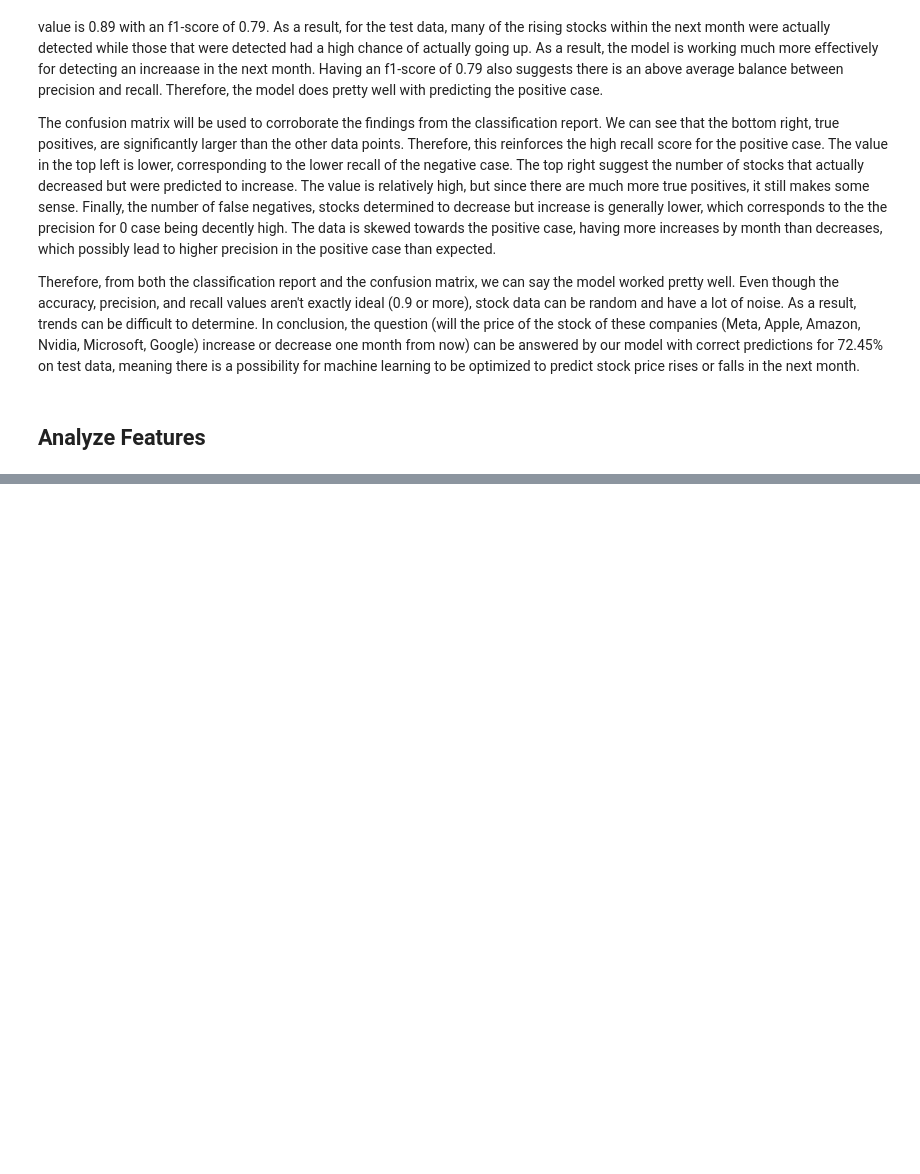
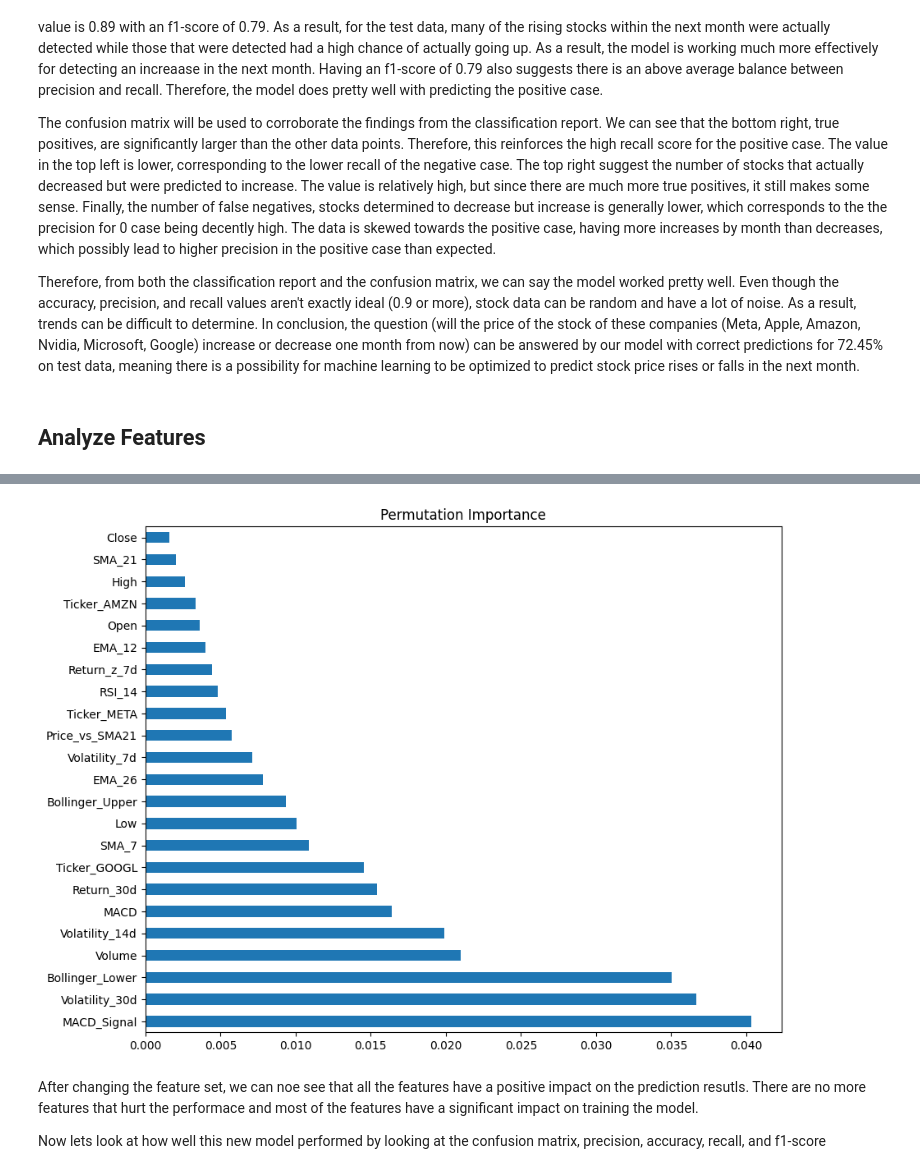
Before and after one commit to jli433/CMSC320_Final_Project, a Jupyter notebook: data.ipynb, the cells around one changed output, grey strips where cells are left out. Saved outputs shown, nothing was run; the diff lists cells and outputs as text; code cells hidden in the pictures; blank space fills up the shorter version.

```diff
--- a/data.ipynb
+++ b/data.ipynb
@@ -851,0 +797,43 @@ plt.show()
+# %%
+# Choose optimal features
+features = [
+    "MACD_Signal", "Bollinger_Lower", "Volatility_30d",
+    "Volume", "Volatility_14d", "Return_30d",
+    "Ticker_GOOGL", "MACD", "Bollinger_Upper",
+    "EMA_12", "Volatility_7d", "EMA_26", "SMA_7","Close",
+    "Return_z_7d", "Low", "Ticker_AMZN","Ticker_META","Open",
+    "Price_vs_SMA21","SMA_21", "High", "RSI_14"
+]
+
+X = stocks_df[features] # Create feature df
+y = stocks_df["Target"] # create target df
+
+X_train, X_test, y_train, y_test = train_test_split(X, y, test_size = 0.2, random_state = 42, stratify = y) # Split data
+
+
+rf = RandomForestClassifier(
+        n_estimators = 300,
+        max_depth = 12,
+        class_weight = "balanced",
+        min_samples_split = 10,
+        min_samples_leaf = 5,
+        random_state = 42
+        )
+
+rf.fit(X_train, y_train)
+
+result = permutation_importance(rf, X_test, y_test, n_repeats=10, random_state=42,) # calculate the performace of each feature (adjesting for heavily weighted features)
+
+perm_importance = pd.Series(result.importances_mean, index=features) # convert to a series
+perm_importance = perm_importance.sort_values(ascending=False) # sort most important to least
+
+# PLot importance graph
+perm_importance.plot(kind="barh", figsize=(10,8))
+plt.title("Permutation Importance")
+plt.show()
+# %% [output]
+[figure, added]
+# %% [markdown]
+After changing the feature set, we can noe see that all the features have a positive impact on the prediction resutls. There are no more features that hurt the performace and most of the features have a significant impact on training the model.
+
+Now lets look at how well this new model performed by looking at the confusion matrix, precision, accuracy, recall, and f1-score
```
Also changed, not shown: parts of 14 cells of this notebook.
